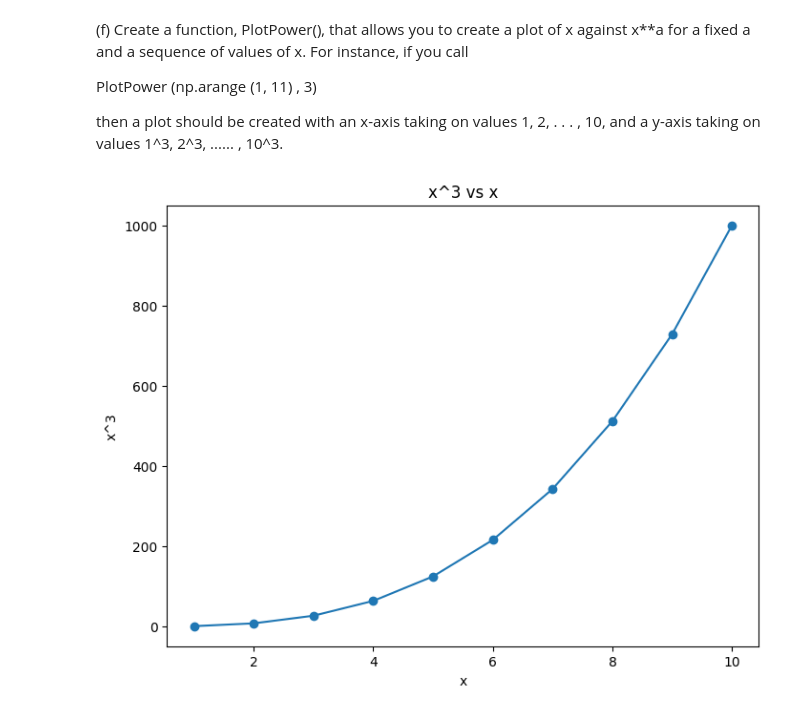
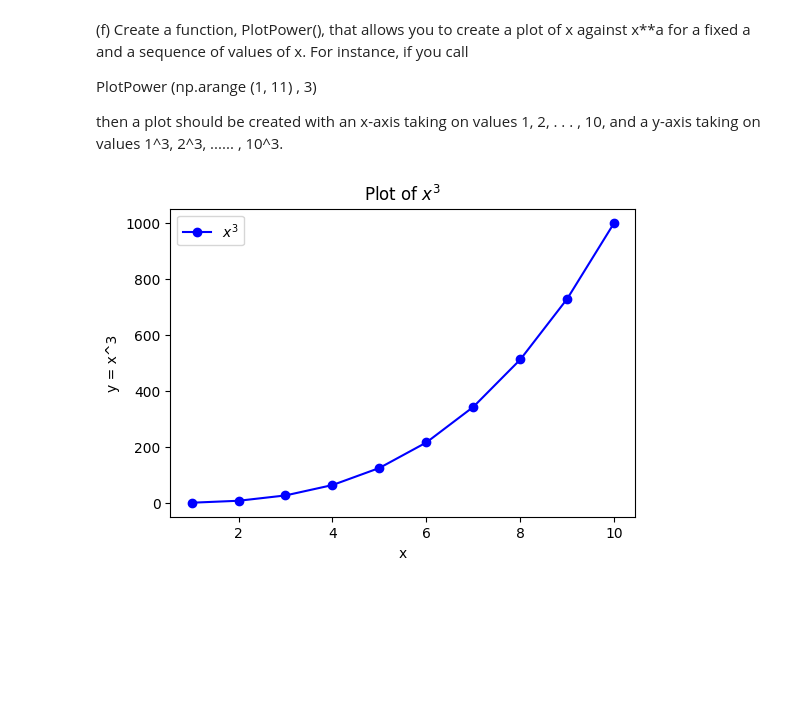
Before and after one commit to andyponn/2025_Fraud-Detection-project, a Jupyter notebook: ML/1103hwQ3.ipynb, the cells around one changed output. Drawn from its saved outputs; the diff is of its cells as text; code cells hidden in the pictures; blank space fills up the shorter version.

```diff
--- a/ML/1103hwQ3.ipynb
+++ b/ML/1103hwQ3.ipynb
@@ -110,4 +88,45 @@ def PlotPower(x, a, log=''):
-# %%
-PlotPower(np.arange (1, 11) , 3)
-# %% [output]
-[figure, removed]
+# %%
+import numpy as np
+import matplotlib.pyplot as plt
+
+# 原先的 Power3 函數
+def Power3(x, a):
+    return x**a
+
+# 定義 PlotPower 函數
+def PlotPower(x_values, a):
+    """
+    Plot x against x**a for a sequence of x values and a fixed exponent a.
+
+    Parameters:
+    x_values: array-like, sequence of x values
+    a: float or int, exponent
+    """
+    # 計算 y 值
+    y_values = [Power3(x, a) for x in x_values]
+
+    # 建立圖形
+    fig, ax = plt.subplots(figsize=(6,4))
+
+    # 畫圖
+    ax.plot(x_values, y_values, marker='o', linestyle='-', color='b', label=fr'$x^{a}$')
+
+    # 標題與軸標籤
+    ax.set_title(fr'Plot of $x^{a}$')
+    ax.set_xlabel('x')
+    ax.set_ylabel(fr'y = x^{a}')
+
+    # 可選：對數尺度（若需要可取消註解）
+    # ax.set_xscale('log')
+    # ax.set_yscale('log')
+
+    # 顯示圖例
+    ax.legend()
+
+    # 顯示圖形
+    plt.show()
+
+# 範例呼叫
+PlotPower(np.arange(1, 11), 3)
+# %% [output]
+[figure, added]
```
Also changed, not shown: parts of 5 cells of this notebook.
